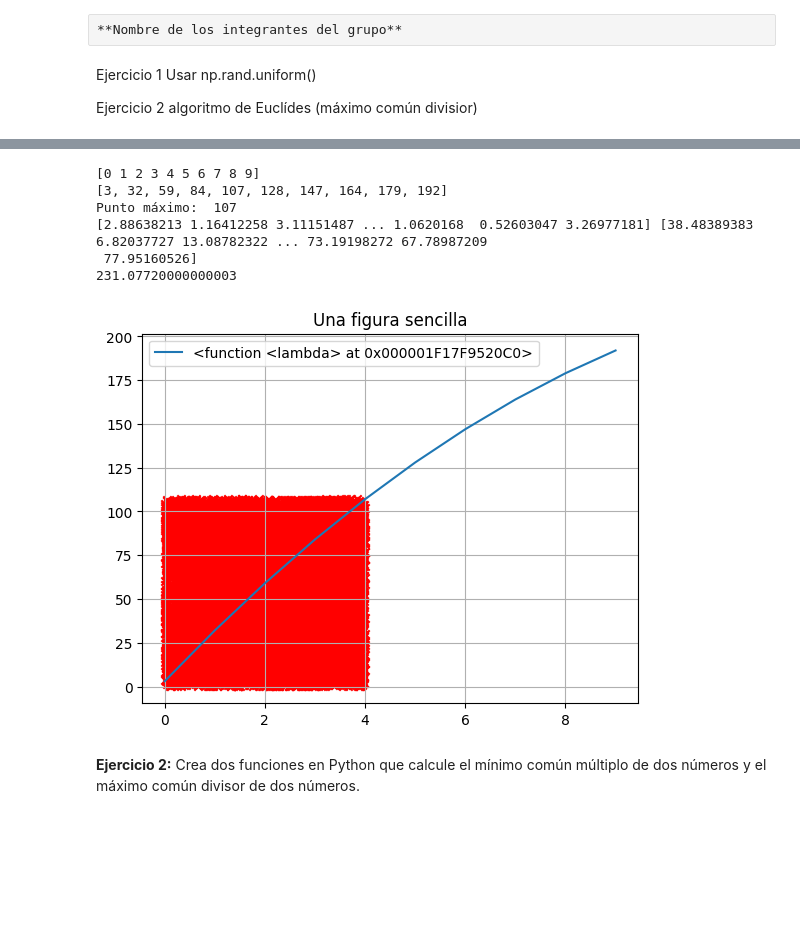
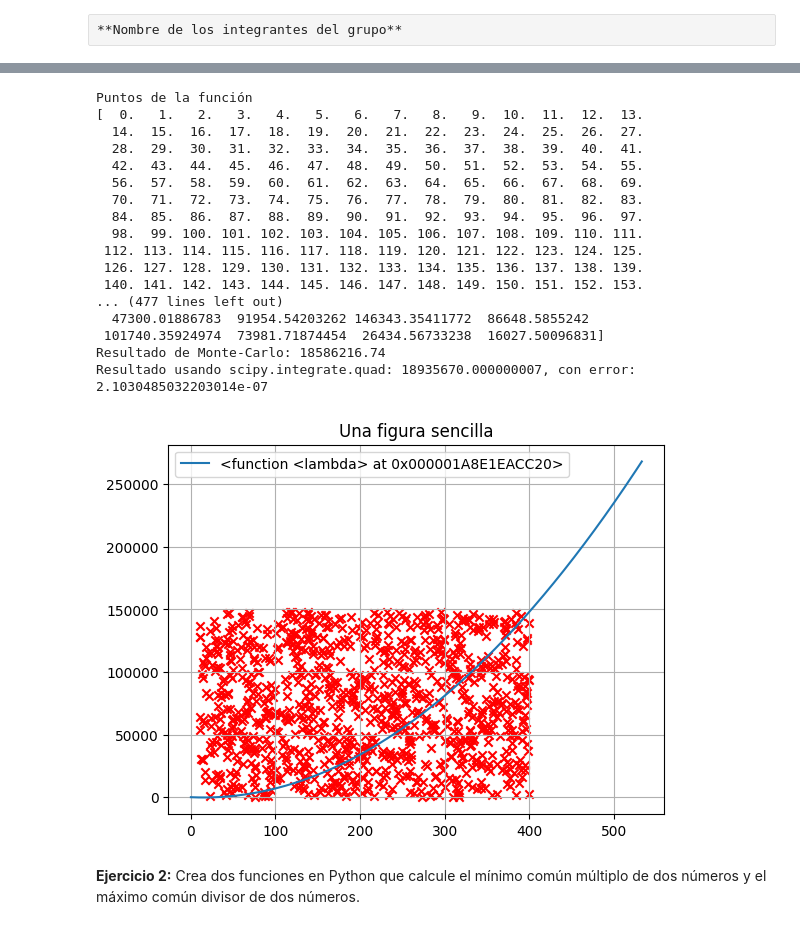
Before and after one commit to JoseRamonRenteroJimenez/SI_24_25, a Jupyter notebook: PR0/Ejercicios.ipynb, the cells around one changed output, grey strips where cells are left out. Drawn from its saved outputs; the diff is of its cells as text; code cells hidden in the pictures; blank space fills up the shorter version.

```diff
--- a/PR0/Ejercicios.ipynb
+++ b/PR0/Ejercicios.ipynb
@@ -5,12 +5,6 @@
 # %%
 #Santiago Castro
 #José Ramón Rentero
-# %% [markdown]
-Ejercicio 1
-Usar np.rand.uniform()
-
-Ejercicio 2
-algoritmo de Euclídes (máximo común divisior)
 # %% [markdown]
 **_Ejercicio 1_**. En esta primera práctica has de implementar un algoritmo de integración numérica basado
 en el método de Monte Carlo.
@@ -47,22 +41,23 @@ que se pueda aplicar tanto a un número como a un array de numpy. Por ejemplo -x
 
 <img src="Integral3.jpg">
 # %%
+# %%writefile ejercicio1.py
+
 # Escribe aquí la solución del ejercicio 1.
 import numpy as np
 import matplotlib.pyplot as plt
+import scipy.integrate as sci
 
 %matplotlib inline
 
+fun = lambda x:x**2 - 30*x + 3
 
-fun = lambda x:3 +30*x - x**2
+num1, num2 = 10, 400
 
-x = np.arange(10)  # obtiene la lista [0,1...9]
+x = np.arange(num2*4/3)  # obtiene la lista [0,1...9]
 y = [fun(v) for v in x] # los cuadrados
-print(x)
-print(y)
-num1, num2 = 0, 4
 
-def integra_mc(fun, a, b, num_puntos=10000):
+def integra_mc(fun, a, b, num_puntos=1000):
     resultado = 0
     M=0
 
@@ -72,49 +67,56 @@ def integra_mc(fun, a, b, num_puntos=10000):
 
     print("Punto máximo: ", M)
 
     listax = np.random.uniform(a, b,num_puntos)
     listay = np.random.uniform(0, M,num_puntos)
 
     print (listax,listay)
     for num in range(0,num_puntos):
-        if(fun(listax[num])>= listay[num]):
+        if(fun(listax[num]) >= listay[num]):
             resultado = resultado + 1
-        '''
-        if fun(a) <= fun(listax[num]) and fun(listax[num]) < fun(b):
-            if fun(a) <= fun(listay[num]) and fun(listay[num]) <fun(b):
-                resultado = resultado + 1
-        '''
 
     resultado = (resultado/num_puntos)*(b-a)*M
 
     return resultado, listax, listay
 
-result = integra_mc(fun, num1, num2, 10000)
-print(result[0])
+result = integra_mc(fun, num1, num2, 1000)
+print(f"Resultado de Monte-Carlo: {result[0]}")
+
+integral, error = sci.quad(fun, num1, num2)
+print(f"Resultado usando scipy.integrate.quad: {integral}, con error: {error}")
 
 # Plot the data
 plt.plot(x, y, label=fun)
 
-# Plot the point (3, 3) as an 'x'
 plt.scatter(result[1], result[2], color='red', marker='x')
 
-# La leyenda x^2
 plt.legend()
 
 plt.grid(True)
 
 # título
 plt.title("Una figura sencilla")
 
 # mostrar el resultado
 plt.show()
 # %% [output]
-[0 1 2 3 4 5 6 7 8 9]
-[3, 32, 59, 84, 107, 128, 147, 164, 179, 192]
-Punto máximo:  107
-[2.88638213 1.16412258 3.11151487 ... 1.0620168  0.52603047 3.26977181] [38.48389383  6.82037727 13.08782322 ... 73.19198272 67.78987209
- 77.95160526]
-231.07720000000003
+Puntos de la función
+[  0.   1.   2.   3.   4.   5.   6.   7.   8.   9.  10.  11.  12.  13.
+  14.  15.  16.  17.  18.  19.  20.  21.  22.  23.  24.  25.  26.  27.
+  28.  29.  30.  31.  32.  33.  34.  35.  36.  37.  38.  39.  40.  41.
+  42.  43.  44.  45.  46.  47.  48.  49.  50.  51.  52.  53.  54.  55.
+  56.  57.  58.  59.  60.  61.  62.  63.  64.  65.  66.  67.  68.  69.
+  70.  71.  72.  73.  74.  75.  76.  77.  78.  79.  80.  81.  82.  83.
+  84.  85.  86.  87.  88.  89.  90.  91.  92.  93.  94.  95.  96.  97.
+  98.  99. 100. 101. 102. 103. 104. 105. 106. 107. 108. 109. 110. 111.
+ 112. 113. 114. 115. 116. 117. 118. 119. 120. 121. 122. 123. 124. 125.
+ 126. 127. 128. 129. 130. 131. 132. 133. 134. 135. 136. 137. 138. 139.
+ 140. 141. 142. 143. 144. 145. 146. 147. 148. 149. 150. 151. 152. 153.
+... (477 lines left out)
+  47300.01886783  91954.54203262 146343.35411772  86648.5855242
+ 101740.35924974  73981.71874454  26434.56733238  16027.50096831]
+Resultado de Monte-Carlo: 18586216.74
+Resultado usando scipy.integrate.quad: 18935670.000000007, con error: 2.1030485032203014e-07
-[figure, old version]
+[figure, new version]
 # %% [markdown]
 **Ejercicio 2:** Crea dos funciones en Python que calcule el mínimo común múltiplo de dos números y el máximo común divisor de dos números.
```
Also changed, not shown: parts of 4 cells of this notebook.
